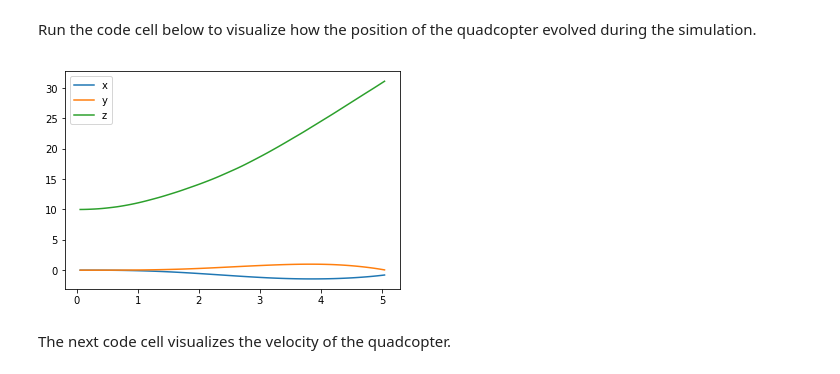
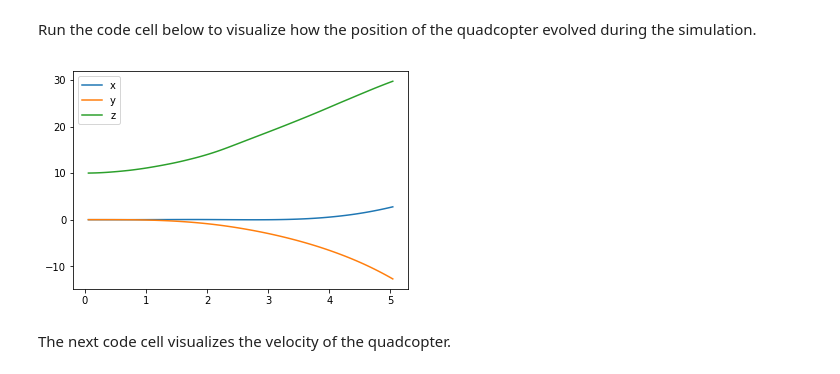
Before and after one commit to danielblignaut/ddpg-teach-a-quadcopter-to-fly, a Jupyter notebook: Quadcopter_Project.ipynb, the cells around one changed output. Drawn from its saved outputs; the diff is of its cells as text; code cells hidden in the pictures.

```diff
--- a/Quadcopter_Project.ipynb
+++ b/Quadcopter_Project.ipynb
@@ -61,3 +85,8 @@ def write_checkpoints_to_file(checkpoints) :
+# %%
+data_labels = ['episode','time', 'x', 'y', 'z', 'phi', 'theta', 'psi', 'x_velocity',
+          'y_velocity', 'z_velocity', 'phi_velocity', 'theta_velocity',
+          'psi_velocity', 'rotor_speed1', 'rotor_speed2', 'rotor_speed3', 'rotor_speed4']
+checkpoint_labels = ['x','y','z','color']
 # %%
 %load_ext autoreload
 %autoreload 2
@@ -122,14 +146,13 @@ Run the code cell below to visualize how the position of the quadcopter evolved
 # %%
 import matplotlib.pyplot as plt
 %matplotlib inline
-
-plt.plot(results['time'], results['x'], label='x')
-plt.plot(results['time'], results['y'], label='y')
-plt.plot(results['time'], results['z'], label='z')
+plt.plot(basic_data['time'], basic_data['x'], label='x')
+plt.plot(basic_data['time'], basic_data['y'], label='y')
+plt.plot(basic_data['time'], basic_data['z'], label='z')
 plt.legend()
 _ = plt.ylim()
 # %% [output]
-[figure, old version]
+[figure, new version]
 # %% [markdown]
 The next code cell visualizes the velocity of the quadcopter.
 # %%
```
Also changed, not shown: parts of 21 cells of this notebook, 13 other files.
